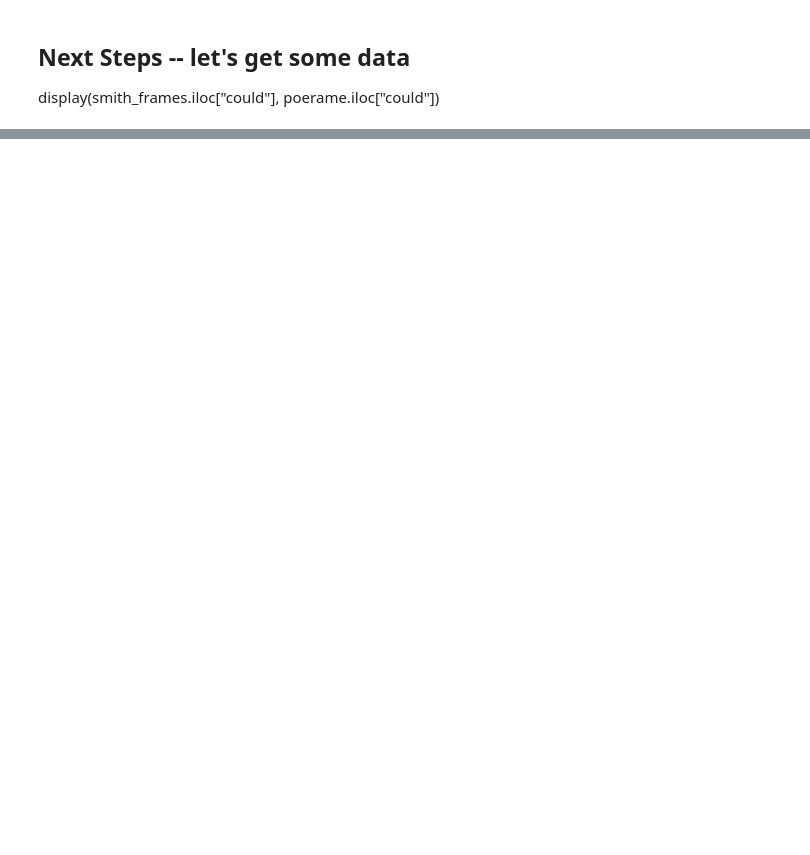
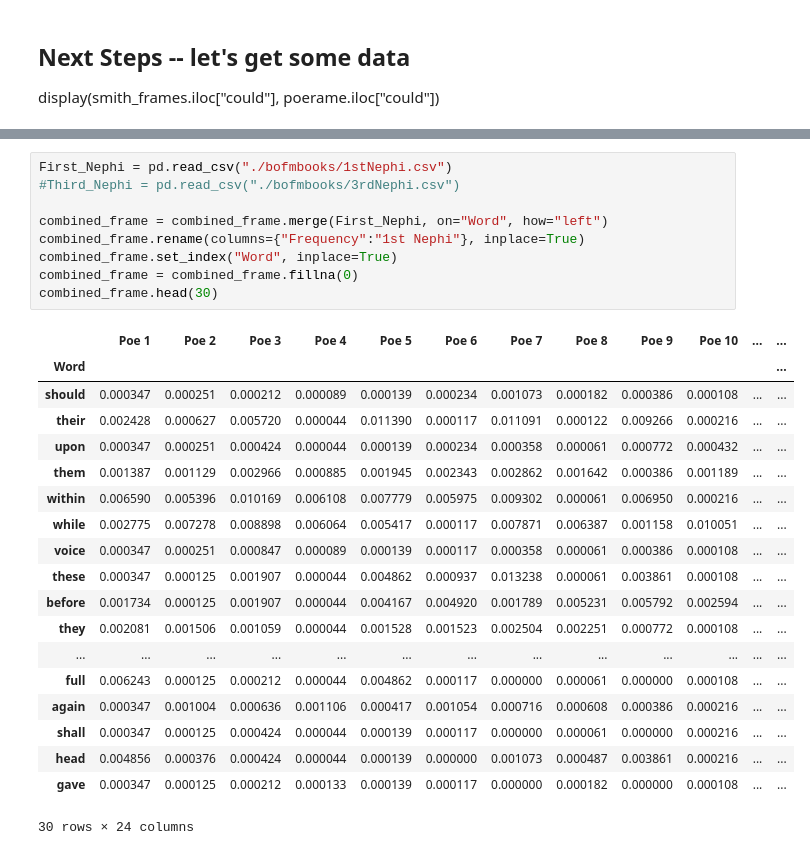
Before and after one commit to sinisterporpoise/BofMDataScienceProject, a Jupyter notebook: bofm.ipynb, the cells around one changed output, grey strips where cells are left out. Drawn from its saved outputs; the diff is of its cells as text; blank space fills up the shorter version.

```diff
--- a/bofm.ipynb
+++ b/bofm.ipynb
@@ -221,0 +225,29 @@ combined_frame.head(10)
+# %%
+First_Nephi = pd.read_csv("./bofmbooks/1stNephi.csv")
+#Third_Nephi = pd.read_csv("./bofmbooks/3rdNephi.csv")
+
+combined_frame = combined_frame.merge(First_Nephi, on="Word", how="left")
+combined_frame.rename(columns={"Frequency":"1st Nephi"}, inplace=True)
+combined_frame.set_index("Word", inplace=True)
+combined_frame = combined_frame.fillna(0)
+combined_frame.head(30)
+# %% [output]
+|  | Poe 1 | Poe 2 | Poe 3 | Poe 4 | Poe 5 | Poe 6 | Poe 7 | Poe 8 | Poe 9 | Poe 10 | ... | ... |
+| Word |  |  |  |  |  |  |  |  |  |  |  | ... |
+| should | 0.000347 | 0.000251 | 0.000212 | 0.000089 | 0.000139 | 0.000234 | 0.001073 | 0.000182 | 0.000386 | 0.000108 | ... | ... |
+| their | 0.002428 | 0.000627 | 0.005720 | 0.000044 | 0.011390 | 0.000117 | 0.011091 | 0.000122 | 0.009266 | 0.000216 | ... | ... |
+| upon | 0.000347 | 0.000251 | 0.000424 | 0.000044 | 0.000139 | 0.000234 | 0.000358 | 0.000061 | 0.000772 | 0.000432 | ... | ... |
+| them | 0.001387 | 0.001129 | 0.002966 | 0.000885 | 0.001945 | 0.002343 | 0.002862 | 0.001642 | 0.000386 | 0.001189 | ... | ... |
+| within | 0.006590 | 0.005396 | 0.010169 | 0.006108 | 0.007779 | 0.005975 | 0.009302 | 0.000061 | 0.006950 | 0.000216 | ... | ... |
+| while | 0.002775 | 0.007278 | 0.008898 | 0.006064 | 0.005417 | 0.000117 | 0.007871 | 0.006387 | 0.001158 | 0.010051 | ... | ... |
+| voice | 0.000347 | 0.000251 | 0.000847 | 0.000089 | 0.000139 | 0.000117 | 0.000358 | 0.000061 | 0.000386 | 0.000108 | ... | ... |
+| these | 0.000347 | 0.000125 | 0.001907 | 0.000044 | 0.004862 | 0.000937 | 0.013238 | 0.000061 | 0.003861 | 0.000108 | ... | ... |
+| before | 0.001734 | 0.000125 | 0.001907 | 0.000044 | 0.004167 | 0.004920 | 0.001789 | 0.005231 | 0.005792 | 0.002594 | ... | ... |
+| they | 0.002081 | 0.001506 | 0.001059 | 0.000044 | 0.001528 | 0.001523 | 0.002504 | 0.002251 | 0.000772 | 0.000108 | ... | ... |
+| ... | ... | ... | ... | ... | ... | ... | ... | ... | ... | ... | ... | ... |
+| full | 0.006243 | 0.000125 | 0.000212 | 0.000044 | 0.004862 | 0.000117 | 0.000000 | 0.000061 | 0.000000 | 0.000108 | ... | ... |
+| again | 0.000347 | 0.001004 | 0.000636 | 0.001106 | 0.000417 | 0.001054 | 0.000716 | 0.000608 | 0.000386 | 0.000216 | ... | ... |
+| shall | 0.000347 | 0.000125 | 0.000424 | 0.000044 | 0.000139 | 0.000117 | 0.000000 | 0.000061 | 0.000000 | 0.000216 | ... | ... |
+| head | 0.004856 | 0.000376 | 0.000424 | 0.000044 | 0.000139 | 0.000000 | 0.001073 | 0.000487 | 0.003861 | 0.000216 | ... | ... |
+| gave | 0.000347 | 0.000125 | 0.000212 | 0.000133 | 0.000139 | 0.000117 | 0.000000 | 0.000182 | 0.000000 | 0.000108 | ... | ... |
+30 rows × 24 columns
```
Also changed, not shown: parts of 13 cells of this notebook.
